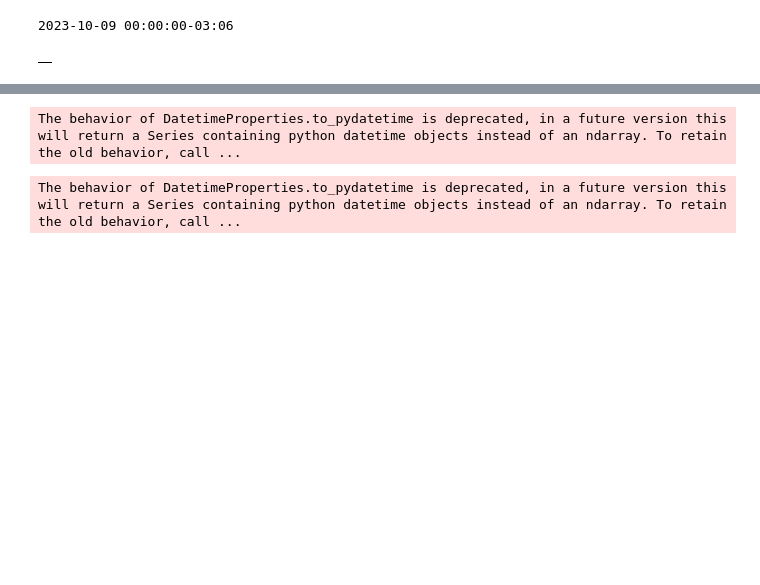
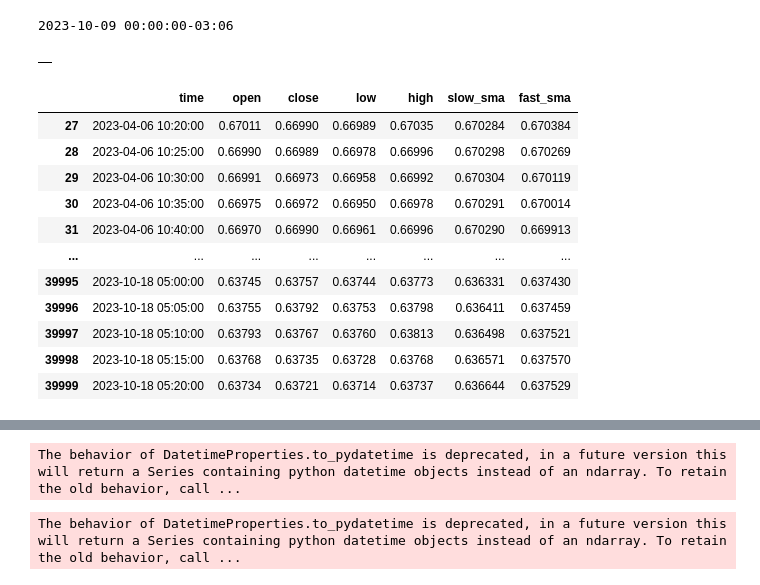
Before and after one commit to joaoluke/python-investment, a Jupyter notebook: crossover_trading.ipynb, the cells around one changed output, grey strips where cells are left out. Cells and saved outputs as stored; diff of their text form; code cells hidden in the pictures; blank space fills up the shorter version.

```diff
--- a/crossover_trading.ipynb
+++ b/crossover_trading.ipynb
@@ -61,19 +64,22 @@ df
 # %%
 bars = mt5.copy_rates_from_pos(symbol, timeframe, start_pos, num_bars)
 df = pd.DataFrame(bars)[['time', 'open', 'close', 'low', 'high']]
 df['time'] = pd.to_datetime(df['time'], unit='s')
 df['slow_sma'] = df['close'].rolling(ssma_period).mean()
 df['fast_sma'] = df['close'].rolling(fsma_period).mean()
 
 df.dropna(inplace=True)
-#df
-grouped = df.groupby([df['time'].dt.year, df['time'].dt.month])
-monthly_data = {}
-
-for (year, month), group in grouped:
-    print(group, '---')
-    monthly_key = f"{year}-{month:02}"
-    monthly_data[monthly_key] = group
-
-monthly_data
+df
 # %% [output]
+|  | time | open | close | low | high | slow_sma | fast_sma |
+| 27 | 2023-04-06 10:20:00 | 0.67011 | 0.66990 | 0.66989 | 0.67035 | 0.670284 | 0.670384 |
+| 28 | 2023-04-06 10:25:00 | 0.66990 | 0.66989 | 0.66978 | 0.66996 | 0.670298 | 0.670269 |
+| 29 | 2023-04-06 10:30:00 | 0.66991 | 0.66973 | 0.66958 | 0.66992 | 0.670304 | 0.670119 |
+| 30 | 2023-04-06 10:35:00 | 0.66975 | 0.66972 | 0.66950 | 0.66978 | 0.670291 | 0.670014 |
+| 31 | 2023-04-06 10:40:00 | 0.66970 | 0.66990 | 0.66961 | 0.66996 | 0.670290 | 0.669913 |
+| ... | ... | ... | ... | ... | ... | ... | ... |
+| 39995 | 2023-10-18 05:00:00 | 0.63745 | 0.63757 | 0.63744 | 0.63773 | 0.636331 | 0.637430 |
+| 39996 | 2023-10-18 05:05:00 | 0.63755 | 0.63792 | 0.63753 | 0.63798 | 0.636411 | 0.637459 |
+| 39997 | 2023-10-18 05:10:00 | 0.63793 | 0.63767 | 0.63760 | 0.63813 | 0.636498 | 0.637521 |
+| 39998 | 2023-10-18 05:15:00 | 0.63768 | 0.63735 | 0.63728 | 0.63768 | 0.636571 | 0.637570 |
+| 39999 | 2023-10-18 05:20:00 | 0.63734 | 0.63721 | 0.63714 | 0.63737 | 0.636644 | 0.637529 |
```
Also changed, not shown: parts of 12 cells of this notebook, 8 other files.
